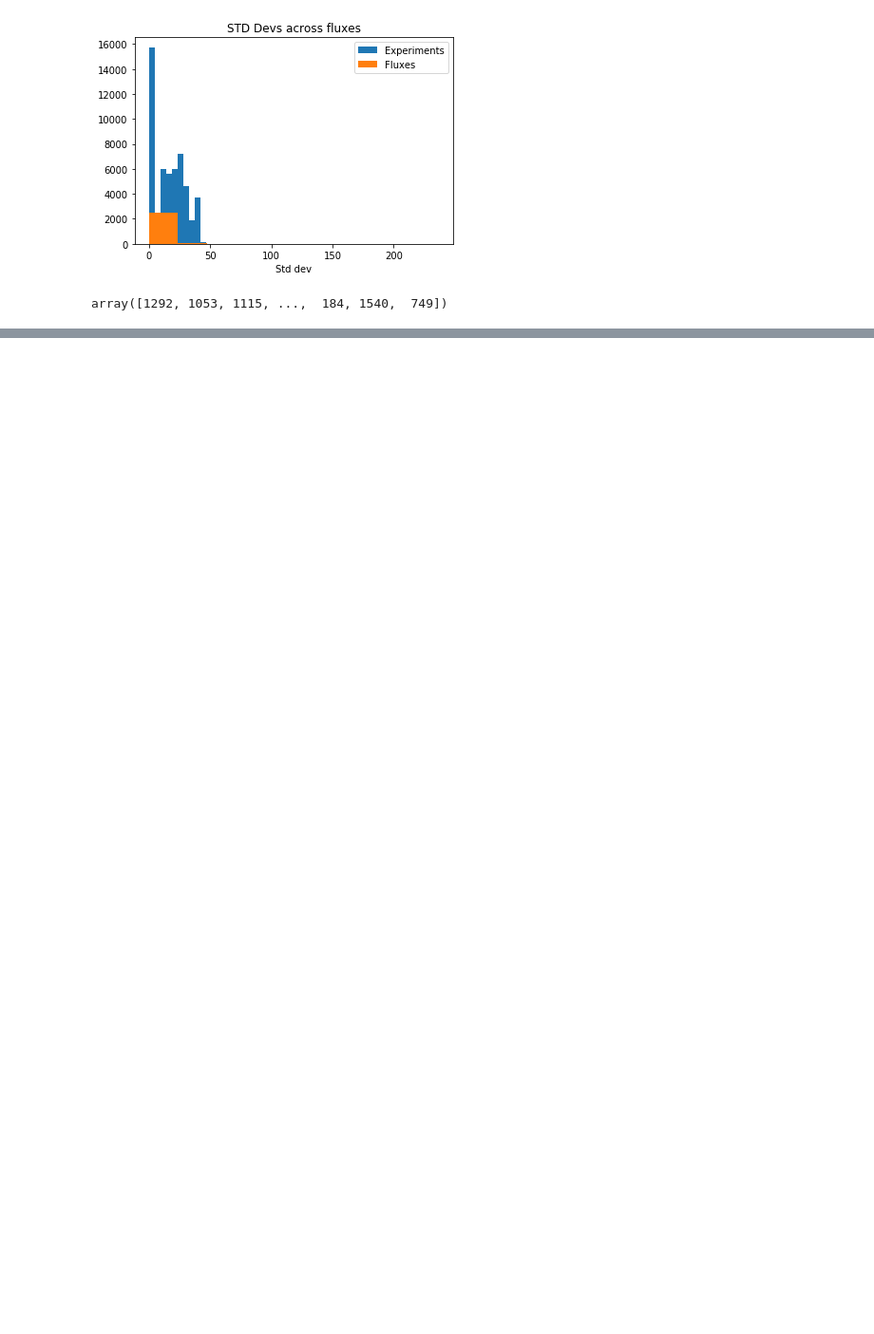
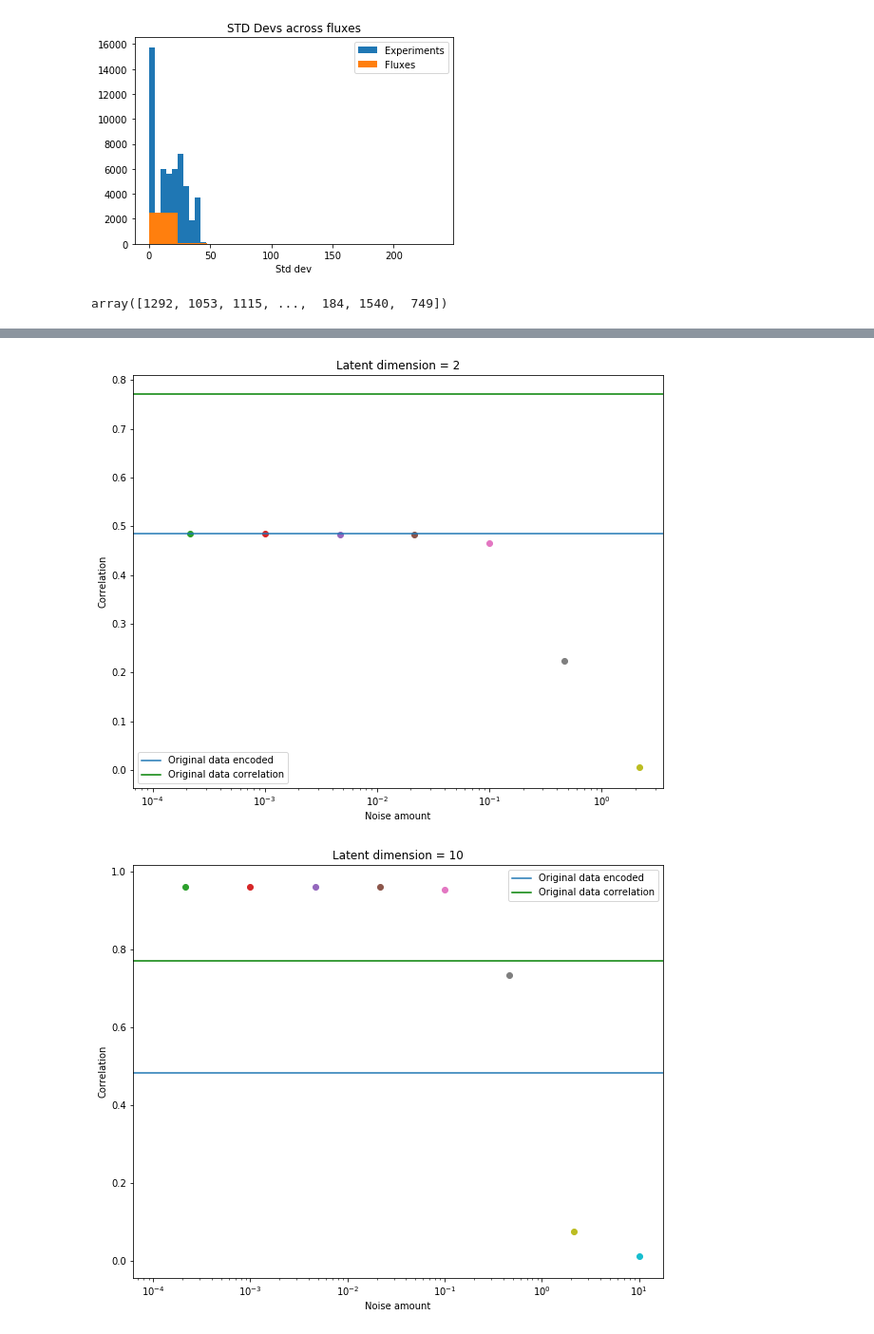
Before and after one commit to nlarusstone/cf_fba, a Jupyter notebook: notebooks/AutoEncoders.ipynb, the cells around one changed output, grey strips where cells are left out. Shown at 95% size. Cells and saved outputs as stored; diff of their text form; code cells hidden in the pictures; blank space fills up the shorter version.

Commit message:
Updated autoencoder with noise and scaling

```diff
--- a/notebooks/AutoEncoders.ipynb
+++ b/notebooks/AutoEncoders.ipynb
@@ -315,0 +398,3 @@ array([1292, 1053, 1115, ...,  184, 1540,  749])
+# %%
+enc_bad = load_model('../models/encoder_epochs=100_batch=256_dimension=2_corr=False.h5')
+gen_bad = load_model('../models/generator_epochs=100_batch=256_dimension=2_corr=False.h5')
@@ -315,0 +404,7 @@ array([1292, 1053, 1115, ...,  184, 1540,  749])
+# %%
+def pred(biased_resamp_data, enc, gen):
+    encoded_biased = enc.predict(biased_resamp_data)
+    decoded_biased = gen.predict(encoded_biased)
+    return check_corr(decoded_biased, df, btol_col)
+pred(biased_resamp_data, enc, gen)
+pred(biased_resamp_data, enc2, gen2)
@@ -315,0 +417,17 @@ array([1292, 1053, 1115, ...,  184, 1540,  749])
+# %%
+def add_noise(biased_resamp_data, enc, gen):
+    noise_arr = np.logspace(start=-5, stop=1, num=10)
+    corrs = []
+    for noise in noise_arr:
+        noisy_data = biased_resamp_data.copy()
+        for i in range(n_experiments):
+            s = noisy_data[:, i, :].shape
+            noisy_data[:, i, :] += np.random.normal(scale=noise, size=s)
+            #noisy_data[:, i, :] = minmax_scale(noisy_data[:, i, :])
+        #scaled_noisy_data = scale_by_flux(noisy_data)
+        corr = pred(noisy_data, enc, gen)
+        corrs.append(corr)
+    return zip(noise_arr, corrs) + [(0, pred(biased_resamp_data, enc, gen))]
+#noise_res = add_noise(biased_resamp_data, enc, gen)
+#noise_res2 = add_noise(biased_resamp_data, enc_good, gen_good)
+noise_res3 = add_noise(biased_resamp_data, enc_bad, gen_bad)
@@ -315,0 +452,21 @@ array([1292, 1053, 1115, ...,  184, 1540,  749])
+# %%
+orig_corr = check_corr(biased_resamp_data, df, btol_col)
+def plt_noise_corr(noise_data, orig_corr, ndim=2):
+    orig_enc, noise_data = noise_data[-1], noise_data[:-1]
+    plt.figure(figsize=(10, 8))
+    plt.title('Latent dimension = {0}'.format(ndim))
+    plt.axhline(y=-1 * orig_enc[1] if orig_enc[1] < 0 else orig_enc[1], label='Original data encoded')
+    plt.axhline(y=orig_corr, label='Original data correlation', c='g')
+    for noise, corr in noise_data:
+        plt.scatter(x=noise, y=-1 * corr if corr < 0 else corr)
+        plt.xlabel('Noise amount')
+        plt.ylabel('Correlation')
+    plt.xscale('log')
+    plt.legend()
+    plt.show()
+plt_noise_corr(noise_res, orig_corr, ndim=2)
+plt_noise_corr(noise_res2, orig_corr, ndim=10)
+plt_noise_corr(noise_res3, orig_corr, ndim='2, no correlation loss')
+# %% [output]
+[figure, added]
+[figure, added]
```
Also changed, not shown: parts of 46 cells of this notebook, 1 other file.
